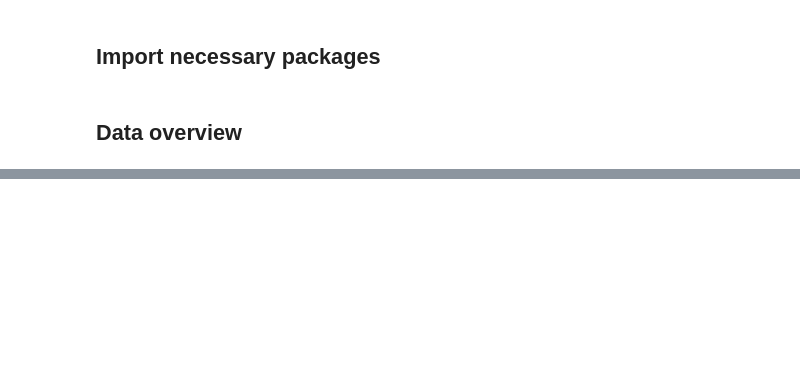
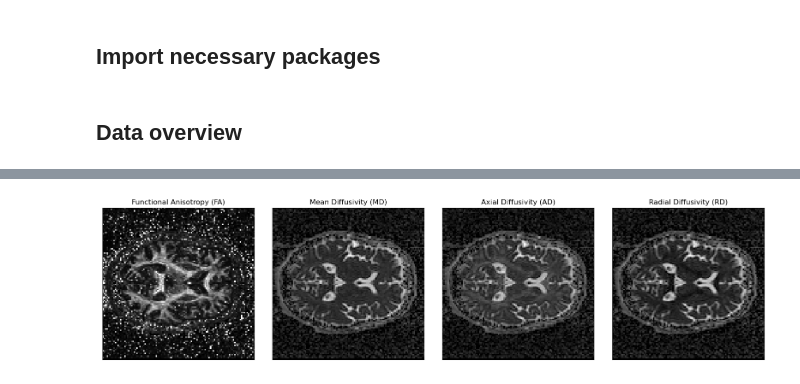
Before and after one commit to MiKueen/NeuroDataAlchemy, a Jupyter notebook: dti_analysis.ipynb, the cells around one changed output, grey strips where cells are left out. Saved outputs shown, nothing was run; the diff lists cells and outputs as text; code cells hidden in the pictures; blank space fills up the shorter version.

Commit message:
Fixed paths, added DTI analysis

```diff
--- a/dti_analysis.ipynb
+++ b/dti_analysis.ipynb
@@ -27,0 +50,14 @@ NameError: name 'plot_anat' is not defined
+# %%
+# Define the subject ID and DWI files
+subject_id = "AA_041"
+fraw = f"../{subject_id}/{subject_id}_8_ep2d_diff_30_iso.nii.gz"
+fbval = f"../{subject_id}/{subject_id}_8_ep2d_diff_30_iso.bval"
+fbvec = f"../{subject_id}/{subject_id}_8_ep2d_diff_30_iso.bvec"
+# %%
+# Load the DWI data
+fraw_img = nib.load(fraw)
+data = fraw_img.get_fdata()
+affine = fraw_img.affine
+# %%
+# Load the b-values and b-vectors
+bvals, bvecs = read_bvals_bvecs(fbval, fbvec)
@@ -27,0 +72,3 @@ NameError: name 'plot_anat' is not defined
+# %%
+# Optional: Denoising using local principal component analysis (can be removed if not required)
+data, sigma = mppca(data, patch_radius=[4, 4, 4], return_sigma=True)
@@ -28,50 +85,27 @@ NameError: name 'plot_anat' is not defined
 # %%
-# Define the subject ID and DWI files
-subject_id = "AA_041"
-dwi_file = f"{subject_id}/{subject_id}_8_ep2d_diff_30_iso.nii.gz"
-bval_file = f"{subject_id}/{subject_id}_8_ep2d_diff_30_iso.bval"
-bvec_file = f"{subject_id}/{subject_id}_8_ep2d_diff_30_iso.bvec"
-
-# Load the DWI data
-dwi_img = nib.load(dwi_file)
-data = dwi_img.get_fdata()
-affine = dwi_img.affine
-
-# Load the b-values and b-vectors
-bvals = np.loadtxt(bval_file)
-bvecs = np.loadtxt(bvec_file).T
-
-# Create a mask to exclude background
-mask = data[..., 0] > 0
-
-# Prepare the gradient table
-gtab = dpg.gradient_table(bvals, bvecs)
-
-# Fit the diffusion tensor model
-dti_model = dti.TensorModel(gtab)
-dti_fit = dti_model.fit(data, mask=mask)
-
-# Calculate FA, MD, AD, and RD
-fa = dti_fit.fa
-md = dti_fit.md
-ad = dti_fit.ad
-rd = dti_fit.rd
-
 # Plot the diffusion metrics
 fig1, ax = plt.subplots(1, 4, figsize=(16, 4),
                         subplot_kw={'xticks': [], 'yticks': []})
 
 fig1.subplots_adjust(hspace=0.3, wspace=0.05)
 
+# Plot Functional Anisotropy (FA)
 ax.flat[0].imshow(fa[:, :, fa.shape[2] // 2], cmap="gray", origin="lower")
 ax.flat[0].set_title("Functional Anisotropy (FA)")
+
+# Plot Mean Diffusivity (MD)
 ax.flat[1].imshow(md[:, :, md.shape[2] // 2], cmap="gray", origin="lower")
 ax.flat[1].set_title("Mean Diffusivity (MD)")
+
+# Plot Axial Diffusivity (AD)
 ax.flat[2].imshow(ad[:, :, ad.shape[2] // 2], cmap="gray", origin="lower")
 ax.flat[2].set_title("Axial Diffusivity (AD)")
+
+# Plot Radial Diffusivity (RD)
 ax.flat[3].imshow(rd[:, :, rd.shape[2] // 2], cmap="gray", origin="lower")
 ax.flat[3].set_title("Radial Diffusivity (RD)")
 
-
 plt.tight_layout()
 plt.show()
+# %% [output]
+[figure, added]
```
Also changed, not shown: parts of 17 cells of this notebook, 1 other file.
